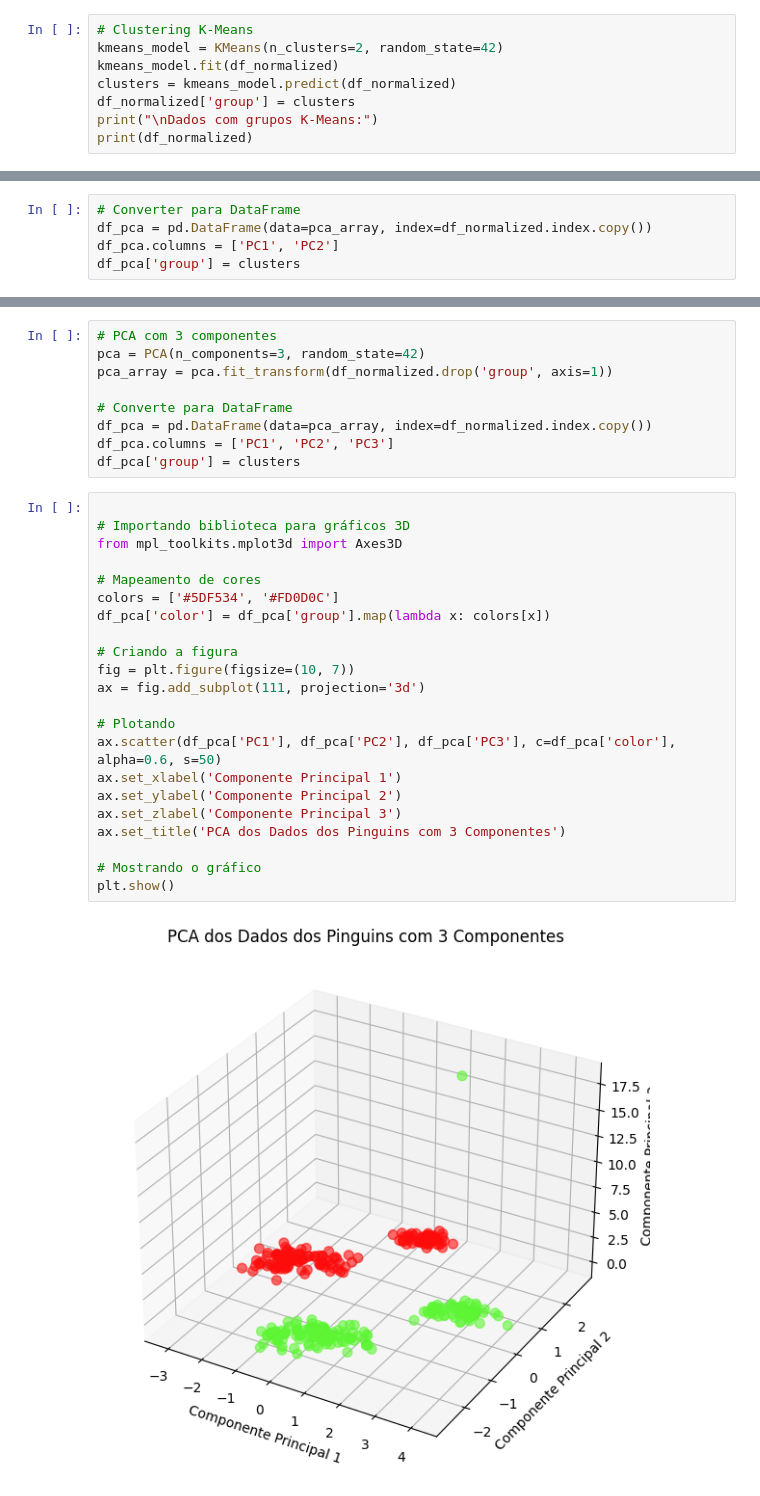
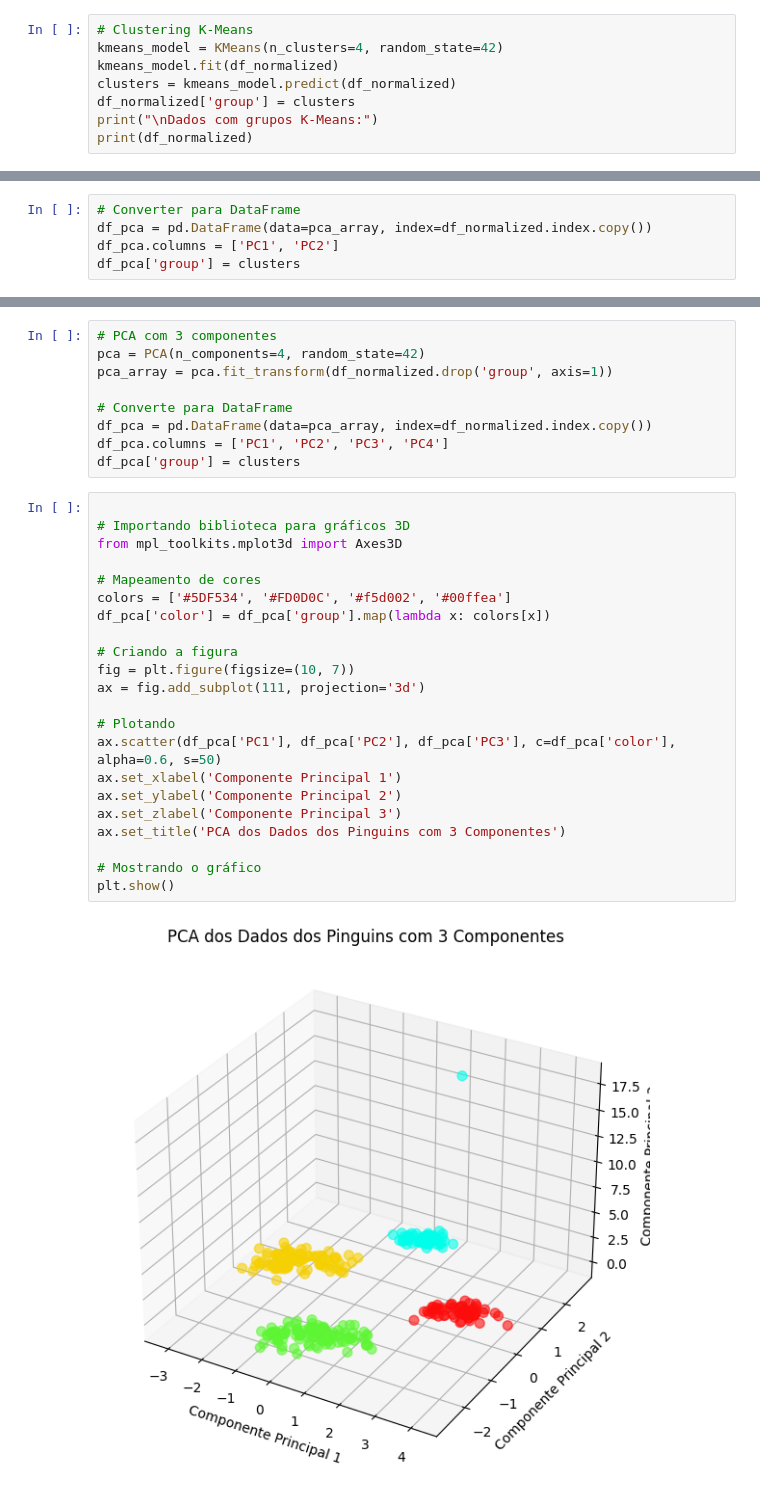
Before and after one commit to Aldrik-Alvaro/Algoritimo-K-Means, a Jupyter notebook: kmeans_clustering_Aldrik.ipynb, the cells around one changed output, grey strips where cells are left out. Drawn from its saved outputs; the diff is of its cells as text.

```diff
--- a/kmeans_clustering_Aldrik.ipynb
+++ b/kmeans_clustering_Aldrik.ipynb
@@ -108,6 +83,6 @@ Dados normalizados:
 # %%
 # Clustering K-Means
-kmeans_model = KMeans(n_clusters=2, random_state=42)
+kmeans_model = KMeans(n_clusters=4, random_state=42)
 kmeans_model.fit(df_normalized)
 clusters = kmeans_model.predict(df_normalized)
 df_normalized['group'] = clusters
@@ -156,33 +131,33 @@ plt.show()
 # %%
 # PCA com 3 componentes
-pca = PCA(n_components=3, random_state=42)
+pca = PCA(n_components=4, random_state=42)
 pca_array = pca.fit_transform(df_normalized.drop('group', axis=1))
 
 # Converte para DataFrame
 df_pca = pd.DataFrame(data=pca_array, index=df_normalized.index.copy())
-df_pca.columns = ['PC1', 'PC2', 'PC3']
+df_pca.columns = ['PC1', 'PC2', 'PC3', 'PC4']
 df_pca['group'] = clusters
 # %%
 
 # Importando biblioteca para gráficos 3D
 from mpl_toolkits.mplot3d import Axes3D
 
 # Mapeamento de cores
-colors = ['#5DF534', '#FD0D0C']
+colors = ['#5DF534', '#FD0D0C', '#f5d002', '#00ffea']
 df_pca['color'] = df_pca['group'].map(lambda x: colors[x])
 
 # Criando a figura
 fig = plt.figure(figsize=(10, 7))
 ax = fig.add_subplot(111, projection='3d')
 
 # Plotando
 ax.scatter(df_pca['PC1'], df_pca['PC2'], df_pca['PC3'], c=df_pca['color'], alpha=0.6, s=50)
 ax.set_xlabel('Componente Principal 1')
 ax.set_ylabel('Componente Principal 2')
 ax.set_zlabel('Componente Principal 3')
 ax.set_title('PCA dos Dados dos Pinguins com 3 Componentes')
 
 # Mostrando o gráfico
 plt.show()
 # %% [output]
-[figure, old version]
+[figure, new version]
```
Also changed, not shown: parts of 4 cells of this notebook.
